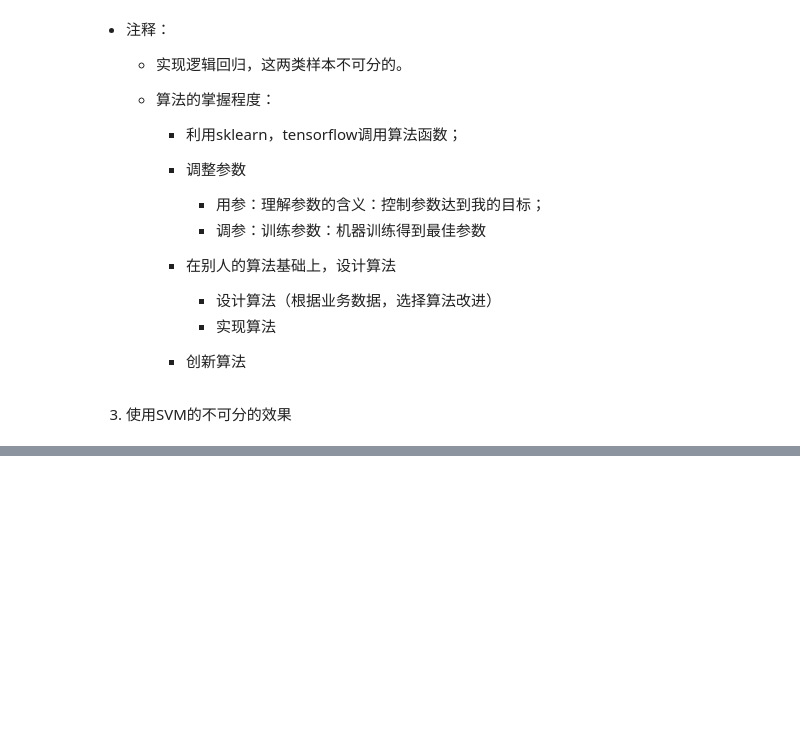
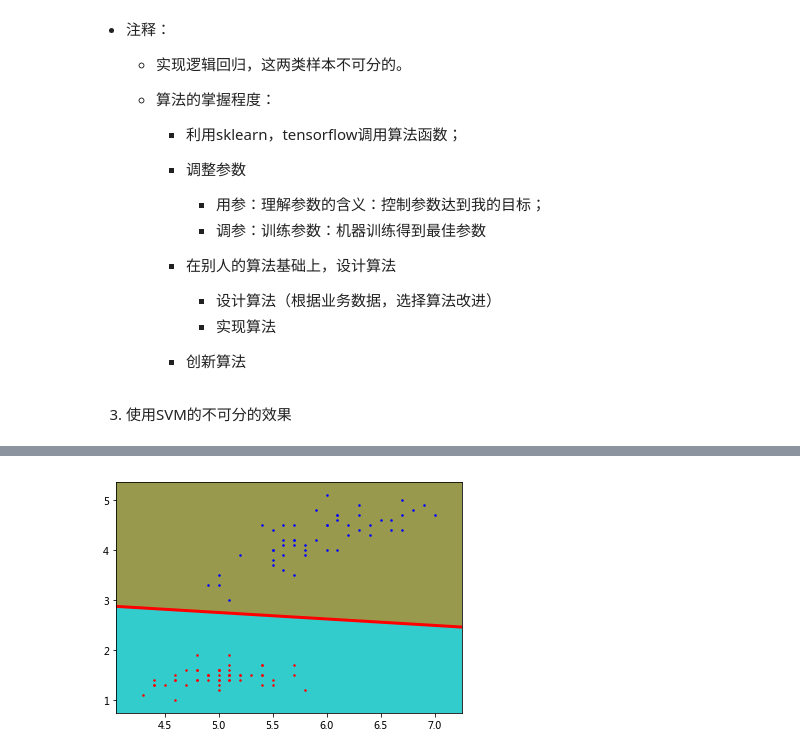
Before and after one commit to QiangAI/ClassCodes, a Jupyter notebook: day22/day22.ipynb, the cells around one changed output, grey strips where cells are left out. Cells and saved outputs as stored; diff of their text form; code cells hidden in the pictures; blank space fills up the shorter version.

```diff
--- a/day22/day22.ipynb
+++ b/day22/day22.ipynb
@@ -125,0 +126,84 @@ array([-1., -1., -1., ..., -1., -1., -1.])
+# %%
+% matplotlib inline
+import numpy as np
+import sklearn.datasets as ds     # 鸢尾花数据集
+from sklearn.linear_model import LogisticRegression   # 逻辑回归
+import matplotlib.pyplot as plt
+from matplotlib.colors import ListedColormap    # 颜色列表
+
+
+# 1. 加载鸢尾花数据
+data, target = ds.load_iris(return_X_y=True)
+
+X = data[0:100, ::2 ]   # 取100个样本（A类与B类），2个特征（花瓣的高度，花萼的高度）
+Y = target[0:100]
+# 3. 使用逻辑回归分类
+classfier = LogisticRegression(solver='lbfgs')   # 默认参数
+
+# 训练数据
+classfier.fit(X,Y)
+
+# 预测
+X_pre = classfier.predict(X)   # 100%的正确率（正确率无法完全说明训练效果的好坏：精准率 + 召回率）
+
+
+
+# 2. 可视化鸢尾花数据（50 + 50 = 100）
+figure = plt.figure('逻辑回归', figsize=(6, 4))
+ax = figure.add_axes([0.1, 0.1, 0.8, 0.8])
+# 4. 可视化分类效果
+# ====================
+# x轴，y轴均等n等分
+x1_min, x1_max = X[:, 0].min(), X[:, 0].max()
+x2_min, x2_max = X[:, 1].min(), X[:, 1].max()
+# 放大
+x1_min -= 0.25
+x1_max += 0.25
+x2_min -= 0.25
+x2_max += 0.25
+
+ax.set_xlim(x1_min, x1_max)
+ax.set_ylim(x2_min, x2_max)
+# 绘制的坐标点
+x1_grid , x2_grid = np.mgrid[x1_min: x1_max: 1000j, x2_min: x2_max: 1000j]
+
+grid_plane = np.stack( (x1_grid.flat,  x2_grid.flat), axis = 1)   # 一维
+
+# 根据坐标点，得到分类结果
+c = classfier.predict(grid_plane)   # 分类（0，1），绘制时候，根据0，1选择样本的显示颜色
+# c的形状与x1_grid同型
+c = c.reshape(x1_grid.shape)
+
+colors = ListedColormap([(0.2, 0.8, 0.8), (0.6, 0.6, 0.3)])
+
+ax.pcolormesh(x1_grid, x2_grid, c, cmap=colors )
+
+# 形成坐标系网格模拟样本
+
+# 使用上面训练结果，得到模拟样本的分类结果
+
+# 使用颜色标识出来
+
+# ====================
+ax.scatter(X[:50, 0], X[:50, 1], c='r', s=9, marker='.')  # 前面50个A类数据
+ax.scatter(X[50:, 0], X[50:, 1], c='b', s=9, marker='.')  # 后面50个B类数据
+
+# 可视化逻辑回归的直线
+
+coef = classfier.coef_
+intercept = classfier.intercept_
+
+# 按照x轴取1000个点
+xx = np.linspace(x1_min, x1_max,1000)
+#  表达分类直线
+line = lambda x: - ( coef[0,0] * x + intercept) /  (coef[0, 1])
+
+yy = line(xx)
+
+ax.plot(xx,yy, color=(1,0,0,1), linewidth=3 )
+
+plt.show()
+
+X_pre
+# %% [output]
+[figure, added]
```
Also changed, not shown: parts of 44 cells of this notebook.
